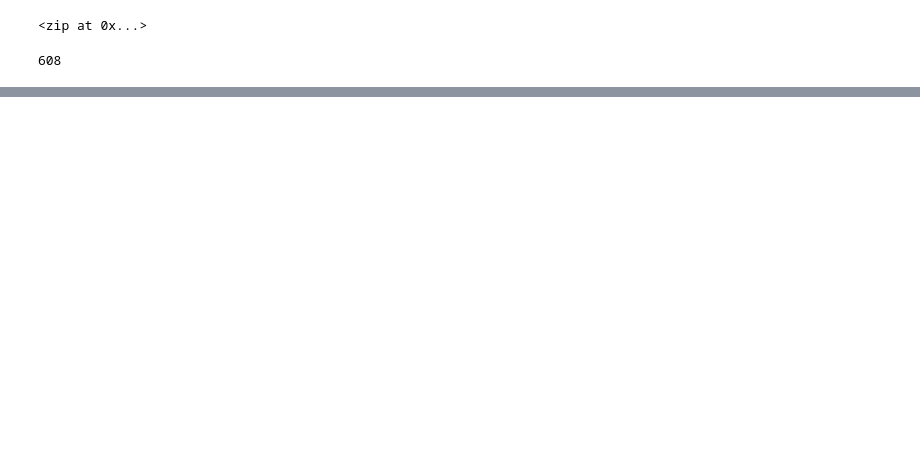
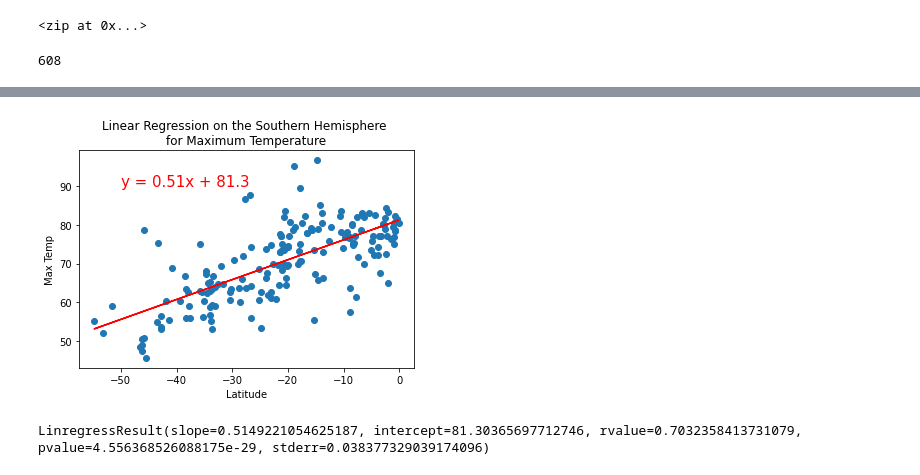
Before and after one commit to intisarkhalil/World_Weather_Analysis, a Jupyter notebook: WeatherPy.ipynb, the cells around one changed output, grey strips where cells are left out. Drawn from its saved outputs; the diff is of its cells as text; code cells hidden in the pictures; blank space fills up the shorter version.

```diff
--- a/WeatherPy.ipynb
+++ b/WeatherPy.ipynb
@@ -242,0 +282,12 @@ plt.show()
+# %%
+# Linear regression on the Southern Hemisphere
+x_values = southern_hemi_df["Lat"]
+y_values = southern_hemi_df["Max Temp"]
+# Call the function.
+plot_linear_regression(x_values, y_values,
+                       'Linear Regression on the Southern Hemisphere \nfor Maximum Temperature', 'Max Temp',(-50,90))
+reg=linregress(x_values, y_values)
+reg
+# %% [output]
+[figure, added]
+LinregressResult(slope=0.5149221054625187, intercept=81.30365697712746, rvalue=0.7032358413731079, pvalue=4.556368526088175e-29, stderr=0.038377329039174096)
```
Also changed, not shown: parts of 17 cells of this notebook.
